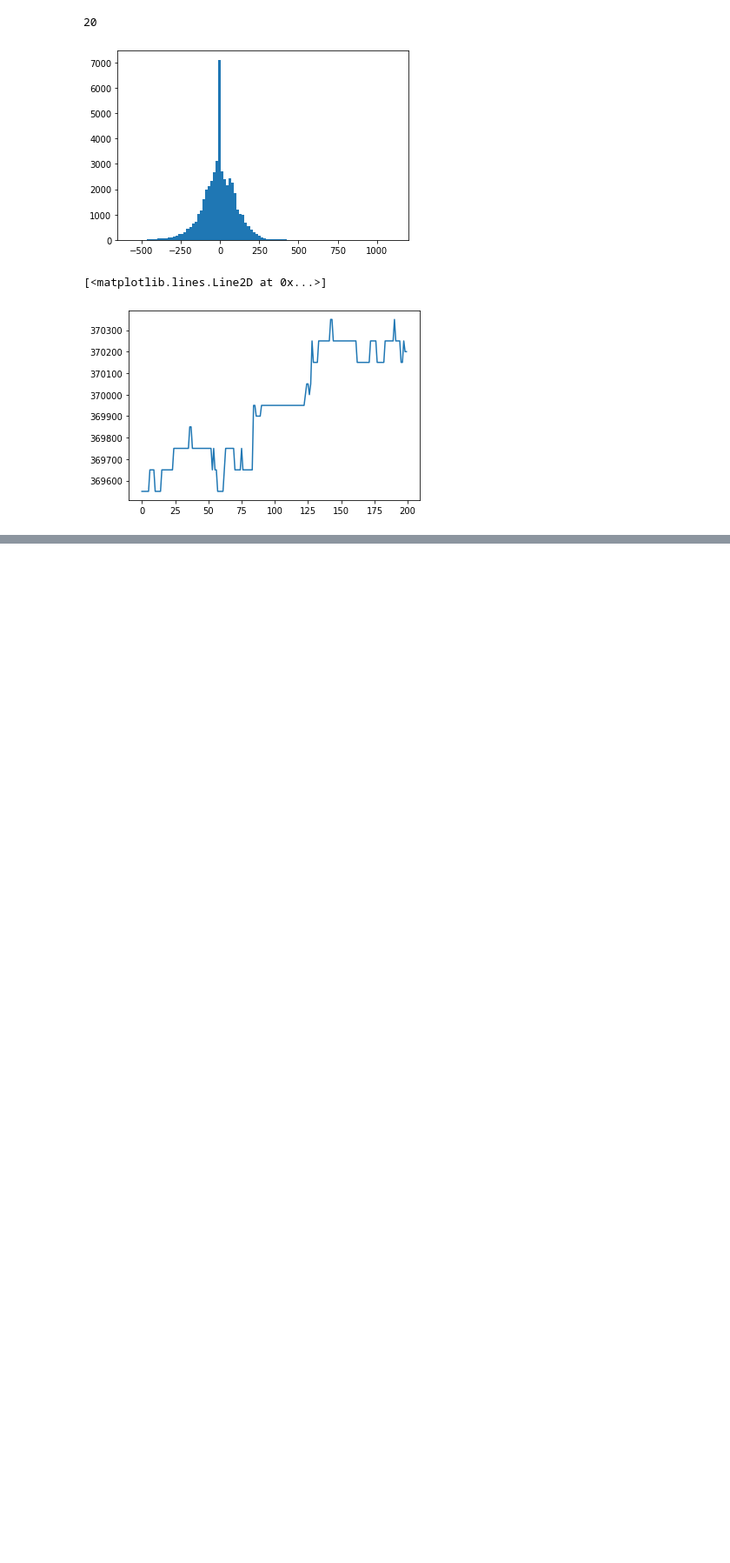
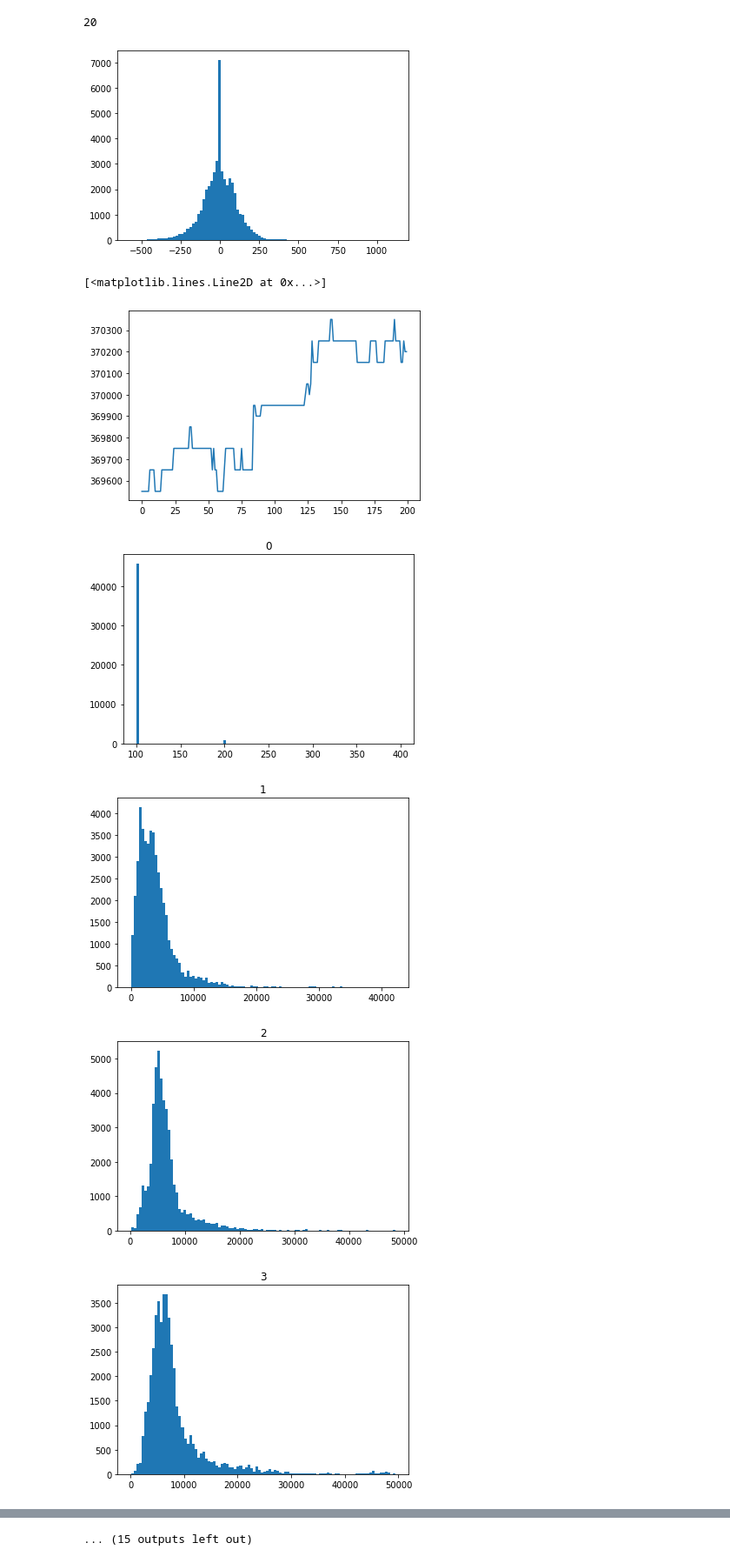
Before and after one commit to yagudinamir/probabilistic-time-series, a Jupyter notebook: lobster-data-preprocessing.ipynb, the cells around one changed output, grey strips where cells are left out. Shown at 87% size. Drawn from its saved outputs; the diff is of its cells as text; code cells hidden in the pictures; blank space fills up the shorter version.

```diff
--- a/lobster-data-preprocessing.ipynb
+++ b/lobster-data-preprocessing.ipynb
@@ -132,0 +127,10 @@ features_per_day, targets_per_day = get_features_and_targets(message_per_day, or
+# %%
+for i in range(27):
+    plt.hist(features_per_day['2015-01-20'][:, i], bins=100)
+    plt.title(i)
+    plt.show()
+# %% [output]
+[figure, added]
+[figure, added]
+[figure, added]
+[figure, added]
@@ -132,0 +145 @@ features_per_day, targets_per_day = get_features_and_targets(message_per_day, or
+... (15 outputs left out)
```
Also changed, not shown: parts of 8 cells of this notebook, 1 other file.
